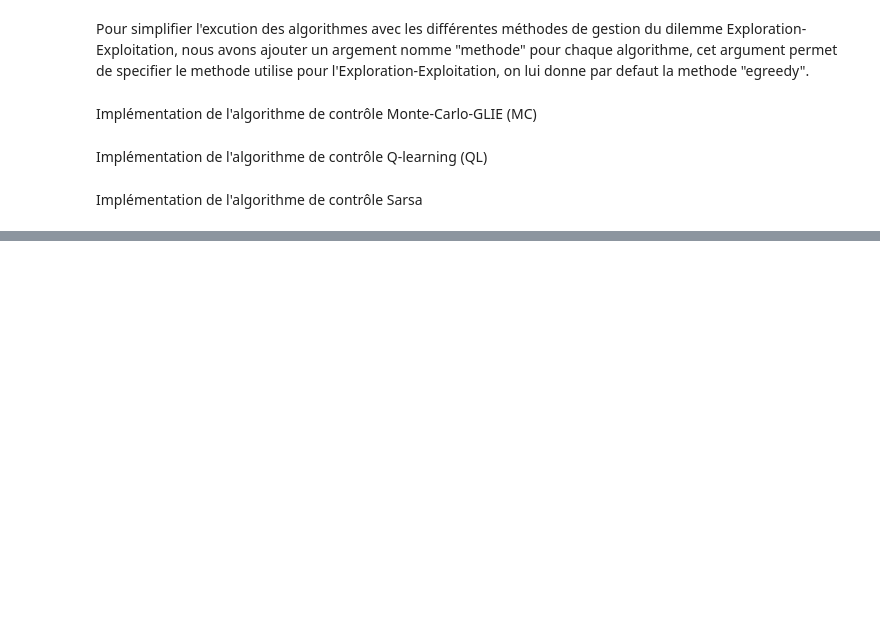
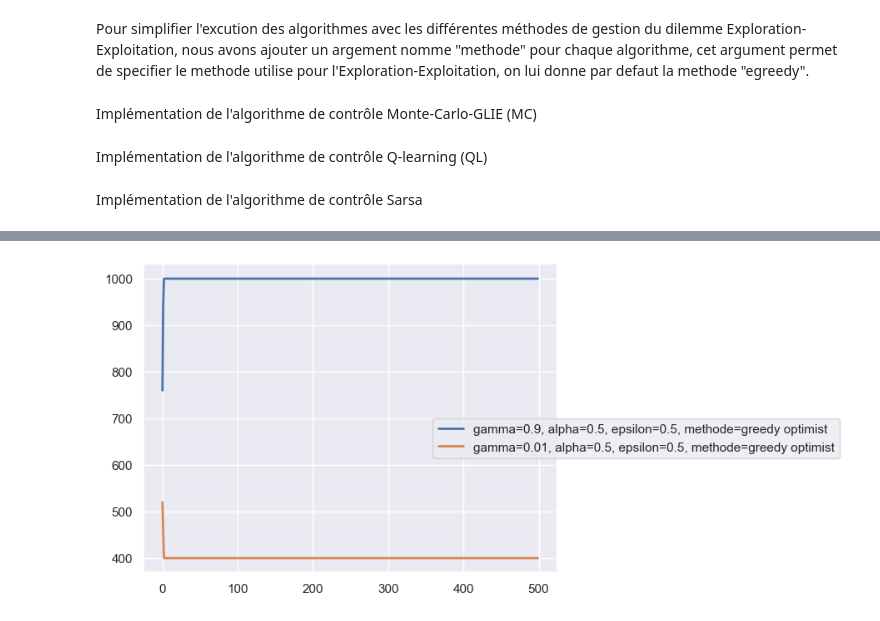
Before and after one commit to Aymenbouhou10/Reinforcement_Learning, a Jupyter notebook: TP_Bechnikha_Boucherir_Bouhou.ipynb, the cells around one changed output, grey strips where cells are left out. Drawn from its saved outputs; the diff is of its cells as text; code cells hidden in the pictures; blank space fills up the shorter version.

```diff
--- a/TP_Bechnikha_Boucherir_Bouhou.ipynb
+++ b/TP_Bechnikha_Boucherir_Bouhou.ipynb
@@ -366,0 +392,4 @@ generate(qlearning, env,gamma=[0.9,0.01],alpha=[0.5],epsilon=[0.5], nb_ep_limit
+# %%
+Visualiser_moy(Ql, env,gamma=[0.9,0.01],alpha=[0.5],epsilon=[0.5], nb_ep_limit = 5000, D=2000 , methode = "greedy optimist")
+# %% [output]
+[figure, added]
```
Also changed, not shown: parts of 25 cells of this notebook.
